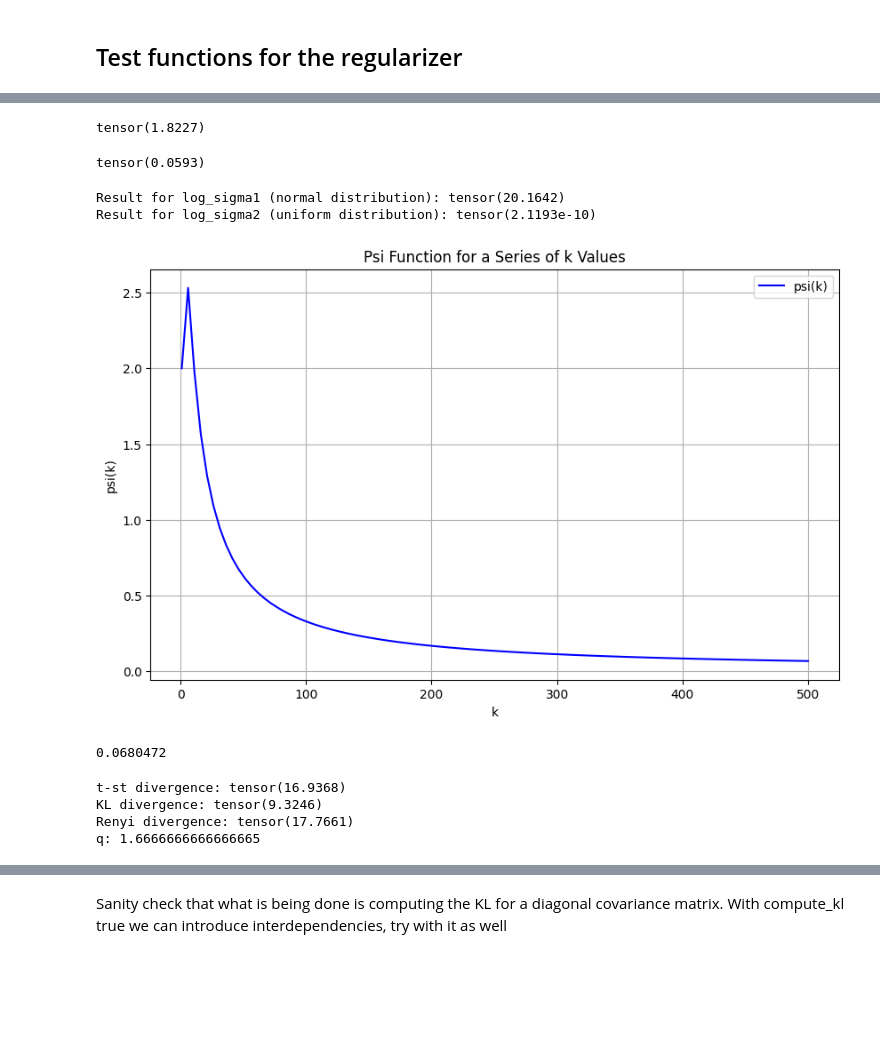
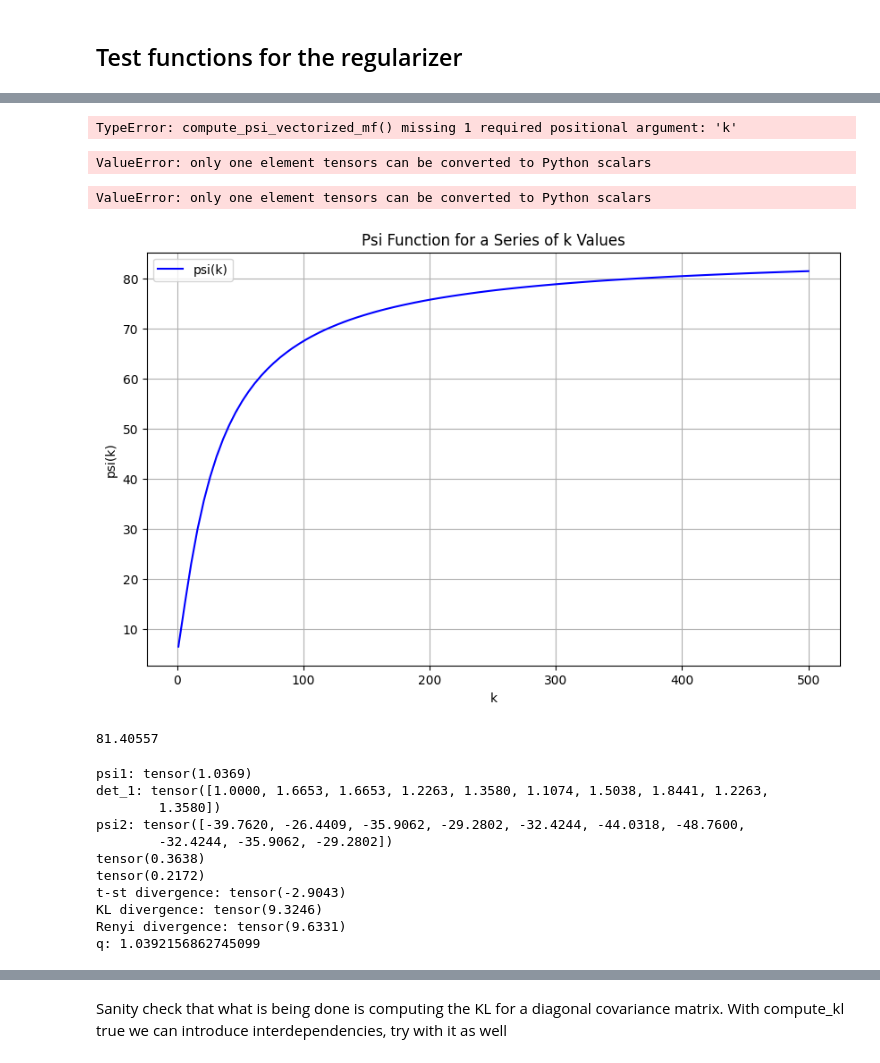
Before and after one commit to naimaeb/gvcl_fork, a Jupyter notebook: notebooks/run_renyi.ipynb, the cells around one changed output, grey strips where cells are left out. Drawn from its saved outputs; the diff is of its cells as text; code cells hidden in the pictures; blank space fills up the shorter version.

```diff
--- a/notebooks/run_renyi.ipynb
+++ b/notebooks/run_renyi.ipynb
@@ -118,7 +109,7 @@ def compute_psi_vectorized(v, k):
     return psi
 
 
-def compute_psi_vectorized_ln(v, log_sigma):
+def compute_psi_vectorized_ln(v, k):
     """
     Compute Ψ for the d-dimensional case using log gamma functions.
 
@@ -134,17 +125,16 @@ def compute_psi_vectorized_ln(v, log_sigma):
     torch.Tensor
         The computed Ψ values
     """
-    k = log_sigma.shape[0]
     # Compute log numerator: log(Γ((v+k)/2))
     log_numerator = math.lgamma((v + k) / 2)
 
     # Compute log denominator parts
     log_pi_v_term = math.log(math.pi * v) * (k/2)
     log_gamma_term = math.lgamma(v/2)
-    log_det_term = torch.sum(log_sigma)*(1/2)
+    #log_det_term = torch.sum(log_sigma)*(v/2)
 
     # Combine log terms
-    log_base = log_numerator - log_pi_v_term - log_gamma_term - log_det_term
+    log_base = log_numerator - log_pi_v_term - log_gamma_term #- log_det_term
 
     # Compute final result in log space and then exponentiate
     log_psi = log_base * (-2/(v + k))
@@ -185,6 +175,7 @@ def compute_t_st(mu1, log_sigma1, mu2, log_sigma2, q, v, sum = True, lamb = 1, i
     k = mu1.shape[0]
     # Calculate t from v: t = 2/(v+1) + 1
     t = 2/(v + k) + 1
+    den = 1 - t  # = -2/(v+1)
 
     #Calcualte dimensionality
     k = mu1.shape[0]
@@ -192,6 +183,8 @@ def compute_t_st(mu1, log_sigma1, mu2, log_sigma2, q, v, sum = True, lamb = 1, i
     # Compute Ψ₁ and Ψ₂ (now returns tensors of shape (d,))
     psi1 = compute_psi_vectorized_ln(v, log_sigma1)
     psi2 = compute_psi_vectorized_ln(v, log_sigma2)
+    print("psi1:", psi1/den)
+    print("psi2:", psi2/den)
     #implement ignoring the gamma terms, as they will be the same for all divergences (just a constant multiplier)
     #psi1 = torch.prod(torch.exp(log_sigma1/(v+k))) #computes the determinant od a diagonal matrix raised to the power of 1/v+k
     #psi2 = torch.prod(torch.exp(log_sigma2/(v+k)))
@@ -199,7 +192,8 @@ def compute_t_st(mu1, log_sigma1, mu2, log_sigma2, q, v, sum = True, lamb = 1, i
     #psi2 = torch.exp(torch.sum(log_sigma2)/(v+k))
 
     # Common denominator terms: for t larger than 1 (the case that we are considering, den is negative)
-    den = 1 - t  # = -2/(v+1)
+
+    print("den:", den)
 
     # Convert log_sigma2 to sigma2 for calculations
     sigma1 = torch.exp(log_sigma1)
@@ -209,11 +203,13 @@ def compute_t_st(mu1, log_sigma1, mu2, log_sigma2, q, v, sum = True, lamb = 1, i
     # Calculate each term (element-wise operations) check whether the signs should actually be flipped
     term1 = (1 + 1/v)
     mean_term = (mu1 - mu2)**2 * torch.exp(-log_sigma2)/v
+    print(torch.sum(mean_term))
     trace_term = torch.exp(log_sigma1 - log_sigma2)/v
+    print(torch.sum(trace_term))
 
     if sum:
         #divergence = torch.pow(torch.sum(torch.pow((term1 + term2 + term3 + term4 + term5),den)) - (dim - 1), 1/den)
-        divergence = torch.sum(psi1/den*term1 - psi2/den*(mean_term + trace_term))-psi2/den
+        divergence = torch.sum(psi1/den*term1 - psi2/den*(mean_term + trace_term+1))
     else:
         divergence = psi1/den*term1 - psi2/den*(mean_term + trace_term+1)
 
@@ -221,9 +312,9 @@ def compute_t_st(mu1, log_sigma1, mu2, log_sigma2, q, v, sum = True, lamb = 1, i
 # %%
 v=2
 log_sigma = torch.tensor([0.4,-1, -3, 0.1, 0.2, 0.5, 0.6, 0.2, 0.3, 0.1])  # log space
-compute_psi_vectorized_ln(v, log_sigma)
+compute_psi_vectorized_mf(v)
 # %% [output]
-tensor(1.8227)
+TypeError: compute_psi_vectorized_mf() missing 1 required positional argument: 'k'
 # %%
 import torch
 
@@ -232,7 +323,7 @@ log_sigma = torch.randn(600)  # 500-dimensional tensor with values from a normal
 
 compute_psi_vectorized_ln(v, log_sigma)
 # %% [output]
-tensor(0.0593)
+ValueError: only one element tensors can be converted to Python scalars
 # %%
 import torch
 
@@ -250,5 +341,4 @@ result2 = compute_psi_vectorized_ln(v, log_sigma2)
 print("Result for log_sigma1 (normal distribution):", result1)
 print("Result for log_sigma2 (uniform distribution):", result2)
 # %% [output]
-Result for log_sigma1 (normal distribution): tensor(20.1642)
-Result for log_sigma2 (uniform distribution): tensor(2.1193e-10)
+ValueError: only one element tensors can be converted to Python scalars
@@ -265,34 +345,36 @@ print(covariance_matrix)
 # %%
 
 
-v = 2
+v =10
 # Generate a range of k values
 k_values = np.linspace(1, 500, 100)  # k values from 1 to 10
 
 # Initialize an empty list to store psi values
 psi_values = []
 
 # Loop through k_values and compute the psi values
 for k in k_values:
-    psi_values.append(compute_psi_vectorized_ln(v,k))
+    t = 2/(v + k) + 1
+    psi_values.append(compute_psi_vectorized_ln(v,k)/np.abs(1-t))
+
 
 # Convert psi_values to a numpy array
 psi_values = np.array(psi_values)
 
 # Plot the results
 plt.figure(figsize=(10, 6))
 plt.plot(k_values, psi_values, label='psi(k)', color='blue')
 plt.xlabel('k')
 plt.ylabel('psi(k)')
 plt.title('Psi Function for a Series of k Values')
 plt.legend()
 plt.grid(True)
 plt.show()
 
 print(psi_values[-1])
 # %% [output]
-[figure, old version]
+[figure, new version]
-0.0680472
+81.40557
 # %%
 # Example parameters with d-dimensional arrays
 d = 1 # number of dimensions
@@ -300,11 +382,11 @@ mu1 = torch.tensor([1.0, 0.5, 2.0, 1.5, 0.0, -1.0, 0.3, 0.7, -0.5, 1.2])
 mu2 = torch.tensor([2.0, 1.5, 0.0, -0.5, 1.0, 0.5, -0.3, -0.7, 0.5, -1.2])
 log_sigma1 = torch.tensor([0.0, 0.5, 0.5, 0.2, 0.3, 0.1, 0.4, 0.6, 0.2, 0.3])  # log space
 log_sigma2 = torch.tensor([0.4, 0.0, 0.3, 0.1, 0.2, 0.5, 0.6, 0.2, 0.3, 0.1])  # log space
-v = 2  # degrees of freedom (v > 0)
+v = 50 # degrees of freedom (v > 0)
 q = 1+2/(d+v)
 
 
-result_t_st = compute_t_st(mu1, log_sigma1, mu2, log_sigma2, q, v)
+result_t_st = compute_t_st_mf(mu1, log_sigma1, mu2, log_sigma2, q, v)
 result_kl_g = compute_kl_g(mu1, log_sigma1, mu2, log_sigma2, q, v)
 result_re_g = compute_re_g(mu1, log_sigma1, mu2, log_sigma2, q, v)
 
@@ -313,7 +395,14 @@ print("KL divergence:", result_kl_g)
 print("Renyi divergence:", result_re_g)
 print("q:", q)
 # %% [output]
-t-st divergence: tensor(16.9368)
+psi1: tensor(1.0369)
+det_1: tensor([1.0000, 1.6653, 1.6653, 1.2263, 1.3580, 1.1074, 1.5038, 1.8441, 1.2263,
+        1.3580])
+psi2: tensor([-39.7620, -26.4409, -35.9062, -29.2802, -32.4244, -44.0318, -48.7600,
+        -32.4244, -35.9062, -29.2802])
+tensor(0.3638)
+tensor(0.2172)
+t-st divergence: tensor(-2.9043)
 KL divergence: tensor(9.3246)
-Renyi divergence: tensor(17.7661)
-q: 1.6666666666666665
+Renyi divergence: tensor(9.6331)
+q: 1.0392156862745099
```
Also changed, not shown: parts of 8 cells of this notebook, 7 other files.
